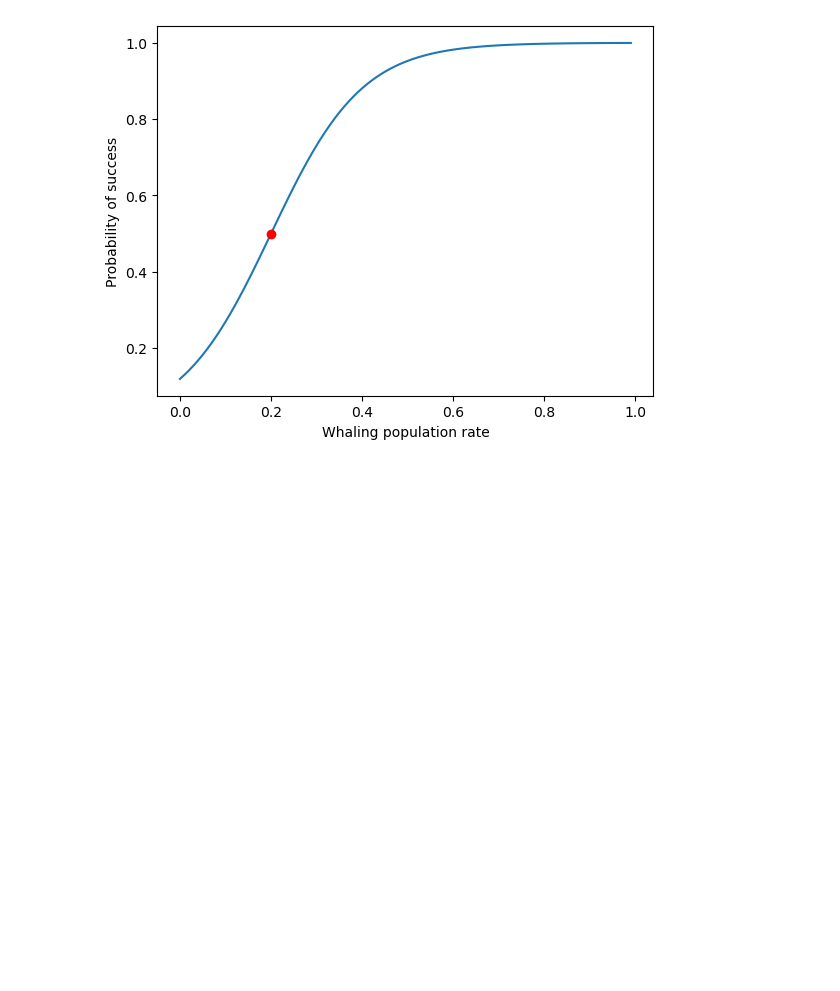
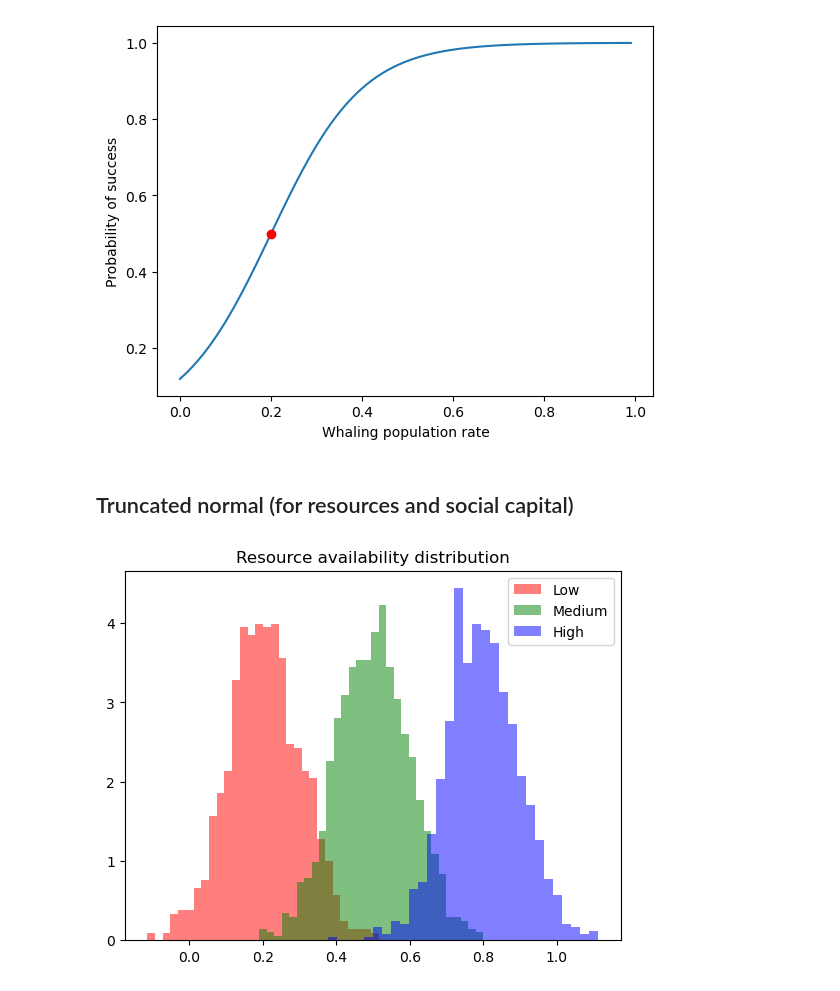
Before and after one commit to jismartin/kawesqarcoop, a Jupyter notebook: notebooks/kawesqar_coop.ipynb, the cells around one changed output. Cells and saved outputs as stored; diff of their text form; code cells hidden in the pictures; blank space fills up the shorter version.

```diff
--- a/notebooks/kawesqar_coop.ipynb
+++ b/notebooks/kawesqar_coop.ipynb
@@ -16,3 +18,21 @@ plt.ylabel('Probability of success')
 plt.show()
 # %% [output]
 [figure]
+# %% [markdown]
+## Truncated normal (for resources and social capital)
+# %%
+scale=0.1
+mu_low=0.2
+mu_medium=0.5
+mu_high=0.8
+y_low=np.random.normal(mu_low,scale,1000)
+y_medium=np.random.normal(mu_medium,scale,1000)
+y_high=np.random.normal(mu_high,scale,1000)
+plt.hist(y_low,bins=30,density=True,color='red',alpha=0.5,label='Low')
+plt.hist(y_medium,bins=30,density=True,color='green',alpha=0.5,label='Medium')
+plt.hist(y_high,bins=30,density=True,color='blue',alpha=0.5,label='High')
+plt.title('Resource availability distribution')
+plt.legend()
+plt.show()
+# %% [output]
+[figure, added]
```
Also changed, not shown: parts of 2 cells of this notebook.
